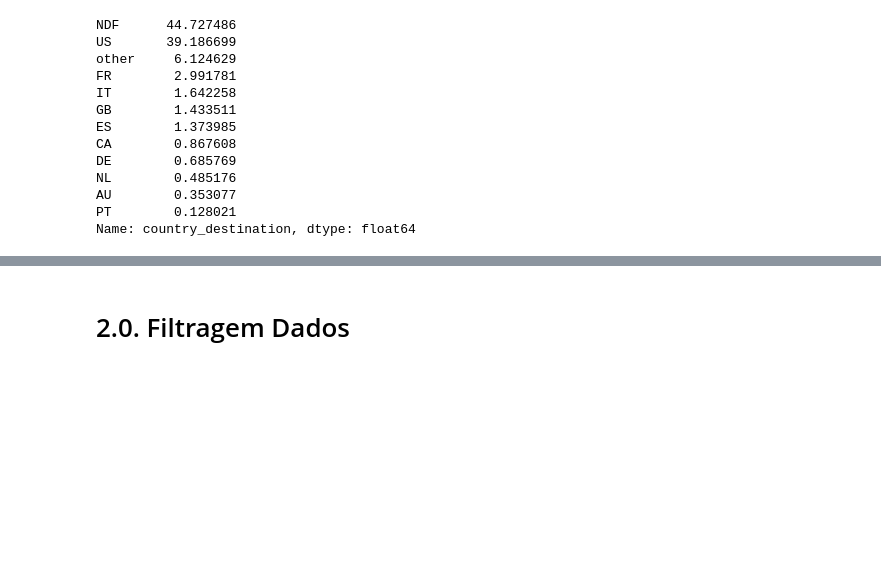
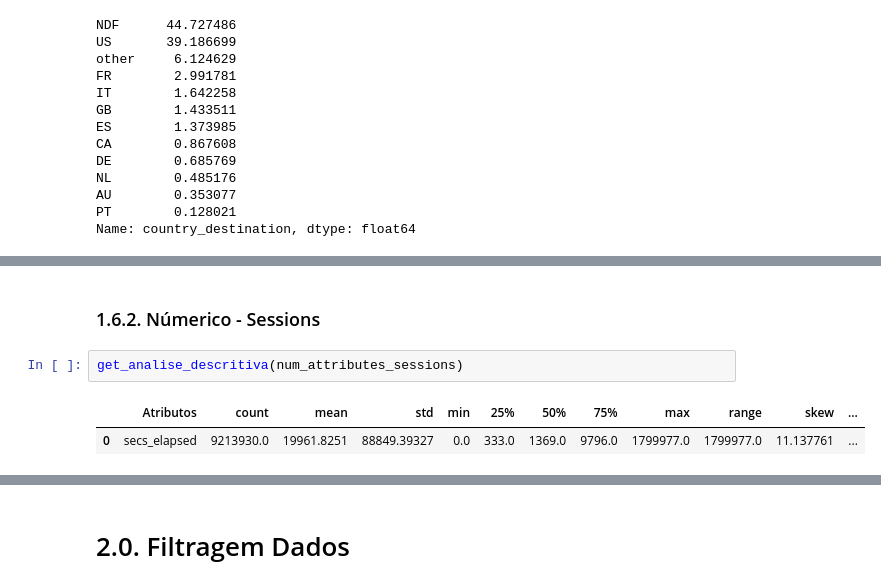
Before and after one commit to laurivansareta/previsao_agendamento_acomodacao, a Jupyter notebook: notebooks/c3.agendamento_acomodacao_tratando_na.ipynb, the cells around one changed output, grey strips where cells are left out. Drawn from its saved outputs; the diff is of its cells as text; blank space fills up the shorter version.

```diff
--- a/notebooks/c3.agendamento_acomodacao_tratando_na.ipynb
+++ b/notebooks/c3.agendamento_acomodacao_tratando_na.ipynb
@@ -246,0 +293,7 @@ Name: country_destination, dtype: float64
+# %% [markdown]
+### 1.6.2. Númerico - Sessions
+# %%
+get_analise_descritiva(num_attributes_sessions)
+# %% [output]
+|  | Atributos | count | mean | std | min | 25% | 50% | 75% | max | range | skew | ... |
+| 0 | secs_elapsed | 9213930.0 | 19961.8251 | 88849.39327 | 0.0 | 333.0 | 1369.0 | 9796.0 | 1799977.0 | 1799977.0 | 11.137761 | ... |
```
Also changed, not shown: parts of 20 cells of this notebook, 1 other file.
